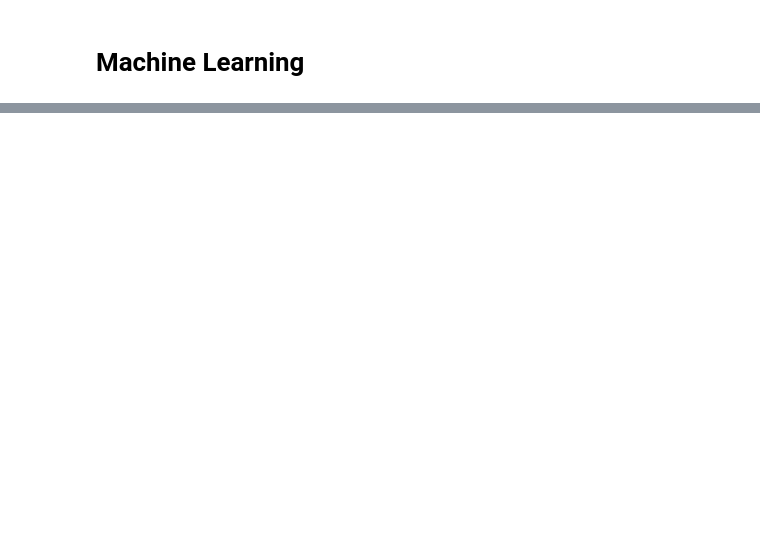
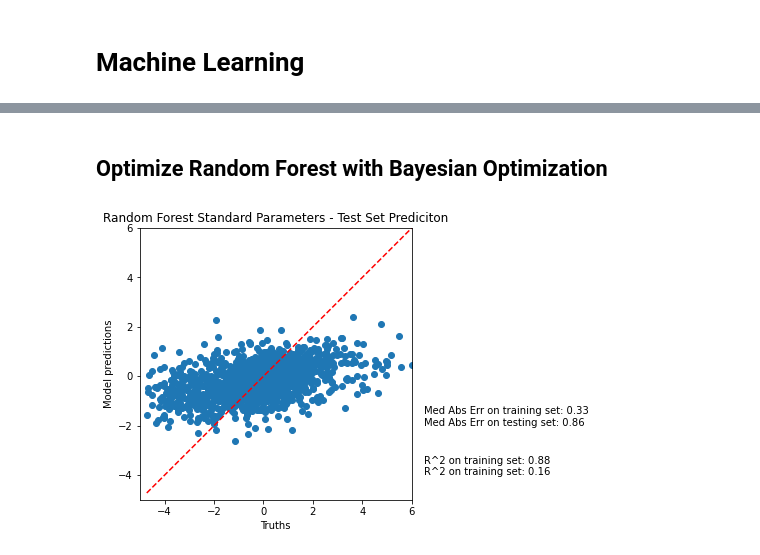
Before and after one commit to deakynek/SpringBoardProjects, a Jupyter notebook: Capstone2/Capstone 2 - Preprocessing & Machine Learning.ipynb, the cells around one changed output, grey strips where cells are left out. Saved outputs shown, nothing was run; the diff lists cells and outputs as text; code cells hidden in the pictures; blank space fills up the shorter version.

```diff
--- a/Capstone2/Capstone 2 - Preprocessing & Machine Learning.ipynb
+++ b/Capstone2/Capstone 2 - Preprocessing & Machine Learning.ipynb
@@ -576,0 +413,35 @@ knnModel = KNearest
+# %% [markdown]
+## Optimize Random Forest with Bayesian Optimization
+# %%
+rf = RandomForestRegressor()
+rf.fit(X_train_fitted, y_train.profitRatio_BoxCox)
+
+
+y_pred = rf.predict(X_train_fitted)
+mae = median_absolute_error(y_train.profitRatio_BoxCox, y_pred)
+r2 = rf.score(X_train_fitted, y_train.profitRatio_BoxCox)
+string_score = f"Med Abs Err on training set: {mae:.2f}"
+r2_string = f"R^2 on training set: {r2:.2f}"
+
+
+y_pred = rf.predict(X_test_fitted)
+mae = median_absolute_error(y_test.profitRatio_BoxCox, y_pred)
+r2 = rf.score(X_test_fitted, y_test.profitRatio_BoxCox)
+string_score += f"\nMed Abs Err on testing set: {mae:.2f}"
+r2_string += f"\nR^2 on training set: {r2:.2f}"
+fig, ax = plt.subplots(figsize=(5, 5))
+plt.scatter(y_test.profitRatio_BoxCox, y_pred)
+ax.plot([y_test.profitRatio_BoxCox.min(), y_test.profitRatio_BoxCox.max()],
+        [y_test.profitRatio_BoxCox.min(), y_test.profitRatio_BoxCox.max()], ls="--", c="red")
+plt.text(6.5,-2,string_score)
+plt.text(6.5,-4,r2_string)
+plt.title("Random Forest Standard Parameters - Test Set Prediciton")
+
+plt.xlim(-5,6)
+plt.ylim(-5,6)
+ax.set_aspect('equal', adjustable='box')
+plt.ylabel("Model predictions")
+plt.xlabel("Truths")
+plt.show()
+# %% [output]
+[figure, added]
```
Also changed, not shown: parts of 61 cells of this notebook.
